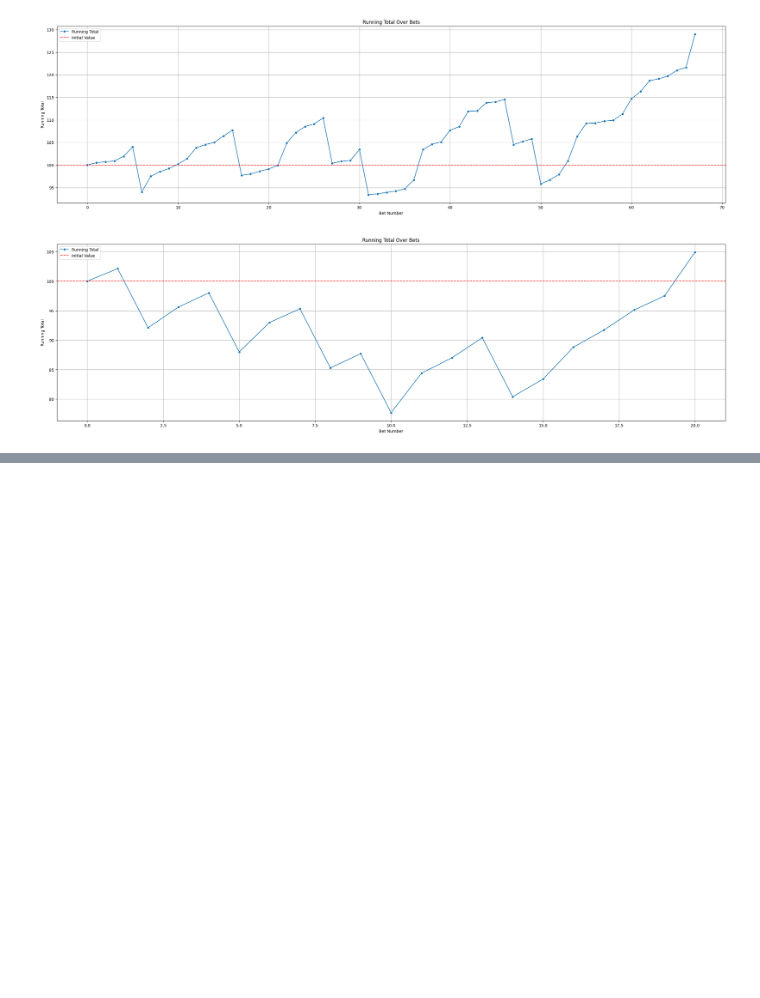
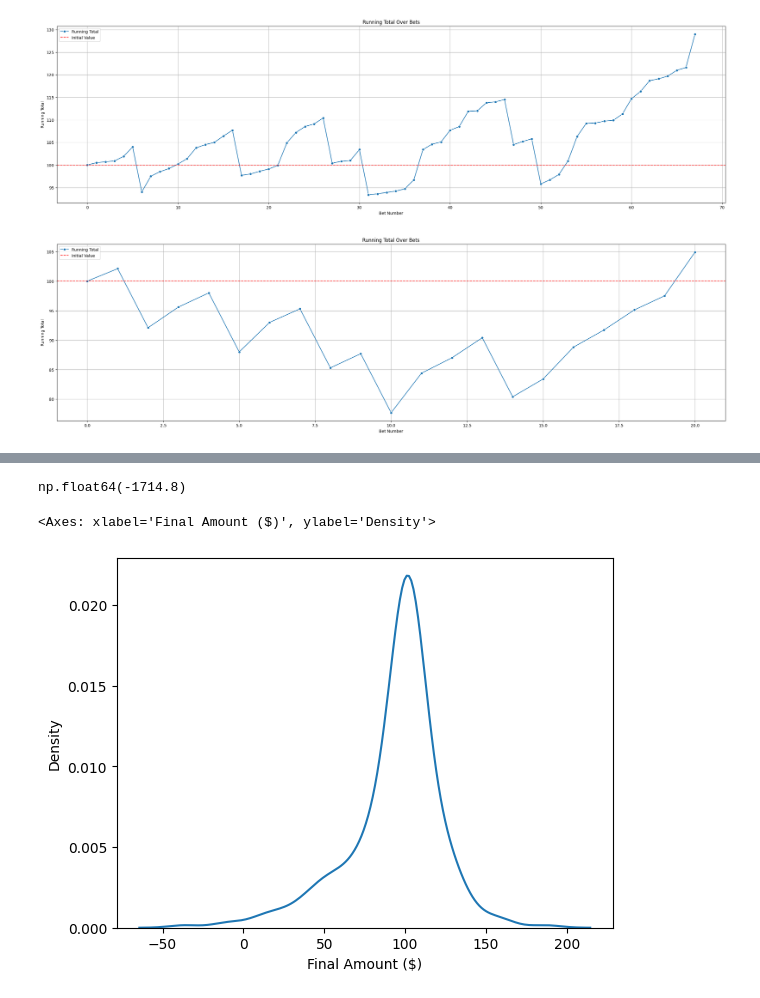
Before and after one commit to zediogocastro/smart-tennis-bet, a Jupyter notebook: simple_analytics.ipynb, the cells around one changed output, grey strips where cells are left out. Cells and saved outputs as stored; diff of their text form; code cells hidden in the pictures; blank space fills up the shorter version.

```diff
--- a/simple_analytics.ipynb
+++ b/simple_analytics.ipynb
@@ -297,0 +293,40 @@ plot_running_total_with_initial_value(df_r)
+# %%
+results_summary = []
+for player in players:
+    # Create Player DataFrame
+    df_player = df[
+        (df["Winner"] == player) | (df["Loser"] == player)
+    ]
+
+    # Simulates bets
+    res = simulate_bets(df_player, INITIAL_VALUE, BET_AMOUNT)
+    df_r = pd.DataFrame.from_dict(res)
+
+    # Generate Specific Columns
+    fraction_win = round(df_r["bet_result"].value_counts(normalize=True).get(BetResult.WIN, 0) * 100, 2)
+    final_amount = round(df_r.iloc[-1]["running_total"], 2)
+    net_gain_loss = round(final_amount - INITIAL_VALUE, 3).item()
+    net_gain_loss_percentage = round(net_gain_loss / INITIAL_VALUE * 100, 2)
+
+    # Count wins and losses
+    num_wins = df_r["bet_result"].value_counts().get(BetResult.WIN, 0)
+    num_losses = df_r["bet_result"].value_counts().get(BetResult.LOSE, 0)
+
+    # Count the total number of games played
+    num_played_games = len(df_r)
+
+    # Append results to the summary list
+    results_summary.append({
+        "Player": player,
+        "Number of Bet Won": num_wins,
+        "Number of Bet Lost": num_losses,
+        "Win Percentage (%)": fraction_win,
+        "Final Amount ($)": final_amount,
+        "Net Gain/Loss ($)": net_gain_loss,
+        "Net Gain/Loss Percentage (%)": net_gain_loss_percentage,
+        "Number of Played Games": num_played_games
+    })
+# %%
+# Create a summary DataFrame
+summary_df = pd.DataFrame(results_summary)
+summary_df.sort_values("Net Gain/Loss ($)",ascending=False)
@@ -297,0 +347,9 @@ plot_running_total_with_initial_value(df_r)
+# %%
+summary_df["Net Gain/Loss ($)"].sum()
+# %% [output]
+np.float64(-1714.8)
+# %%
+sns.kdeplot(summary_df['Final Amount ($)'])
+# %% [output]
+<Axes: xlabel='Final Amount ($)', ylabel='Density'>
+[figure, added]
```
Also changed, not shown: parts of 10 cells of this notebook, 1 other file.
